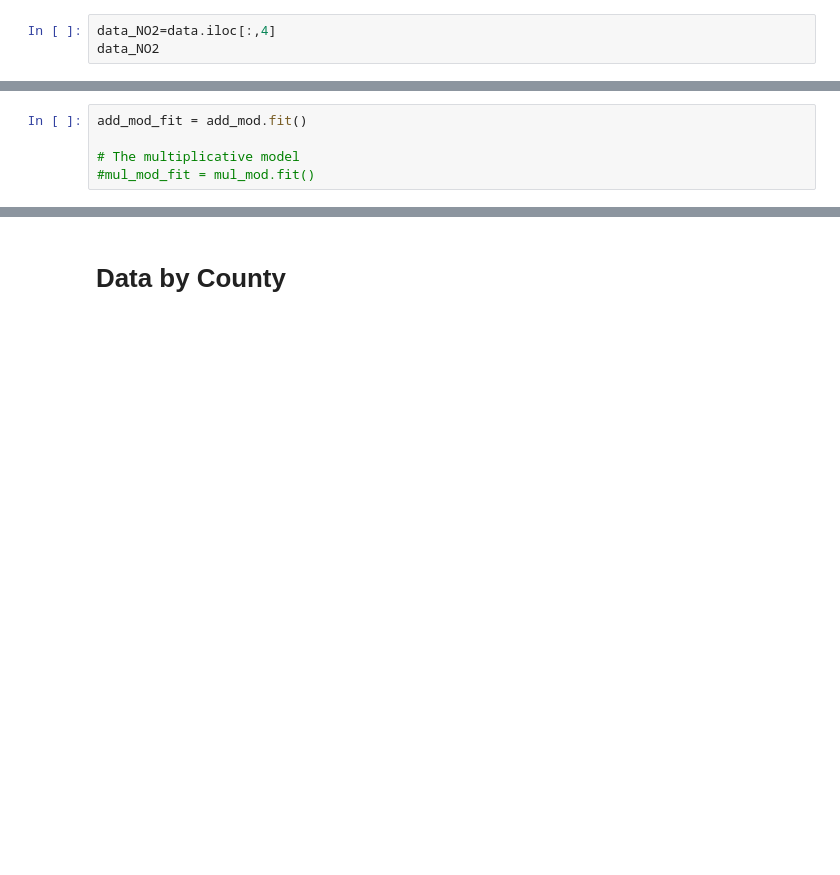
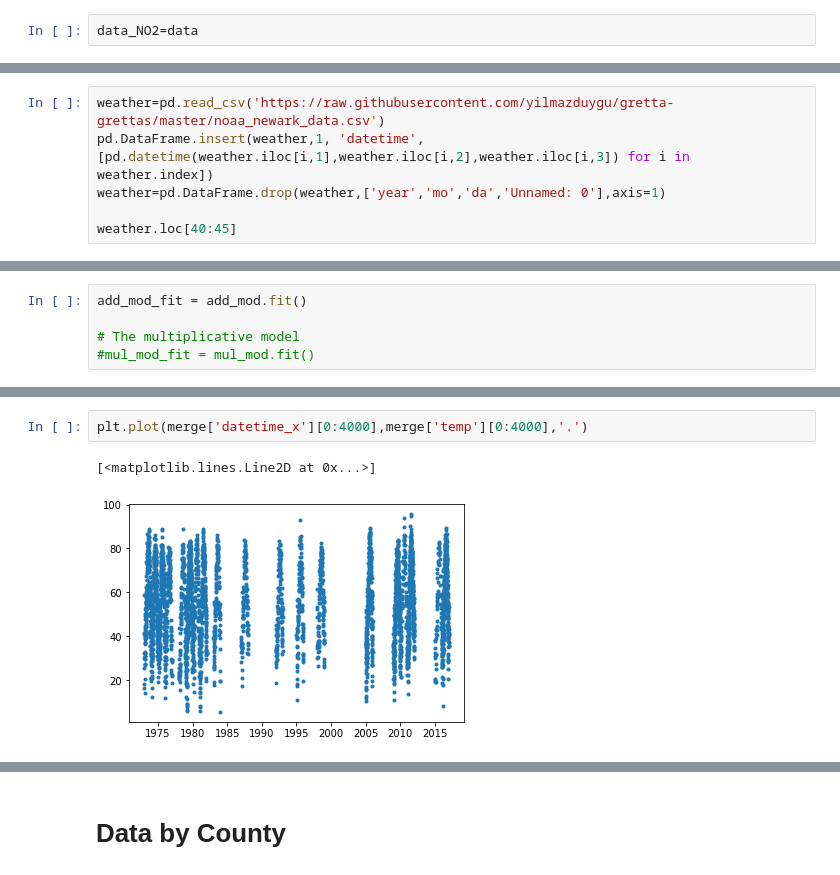
Before and after one commit to yilmazduygu/gretta-grettas, a Jupyter notebook: Time Series and Classification Analysis for Pollutants.ipynb, the cells around one changed output, grey strips where cells are left out. Cells and saved outputs as stored; diff of their text form; blank space fills up the shorter version.

```diff
--- a/Time Series and Classification Analysis for Pollutants.ipynb
+++ b/Time Series and Classification Analysis for Pollutants.ipynb
@@ -204,5 +209,4 @@ plt.show()
 # %% [output]
 [figure]
 # %%
-data_NO2=data.iloc[:,4]
-data_NO2
+data_NO2=data
@@ -241,0 +215,6 @@ data
+# %%
+weather=pd.read_csv('https://raw.githubusercontent.com/yilmazduygu/gretta-grettas/master/noaa_newark_data.csv')
+pd.DataFrame.insert(weather,1, 'datetime',[pd.datetime(weather.iloc[i,1],weather.iloc[i,2],weather.iloc[i,3]) for i in weather.index])
+weather=pd.DataFrame.drop(weather,['year','mo','da','Unnamed: 0'],axis=1)
+
+weather.loc[40:45]
@@ -376,0 +381,5 @@ plt.show()
+# %%
+plt.plot(merge['datetime_x'][0:4000],merge['temp'][0:4000],'.')
+# %% [output]
+[<matplotlib.lines.Line2D at 0x...>]
+[figure, added]
```
Also changed, not shown: parts of 26 cells of this notebook.
